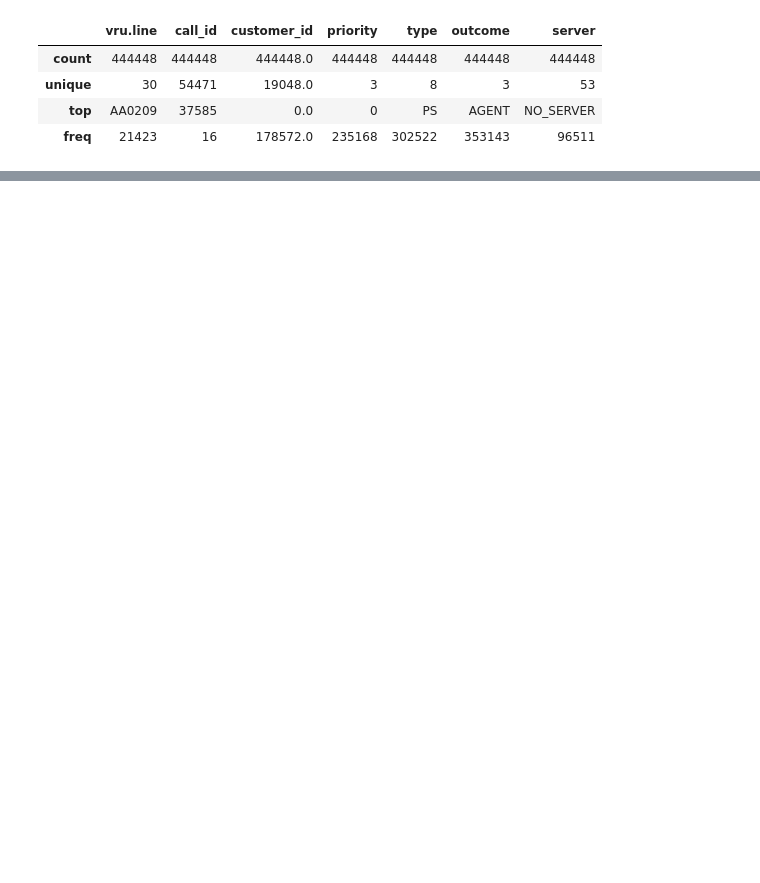
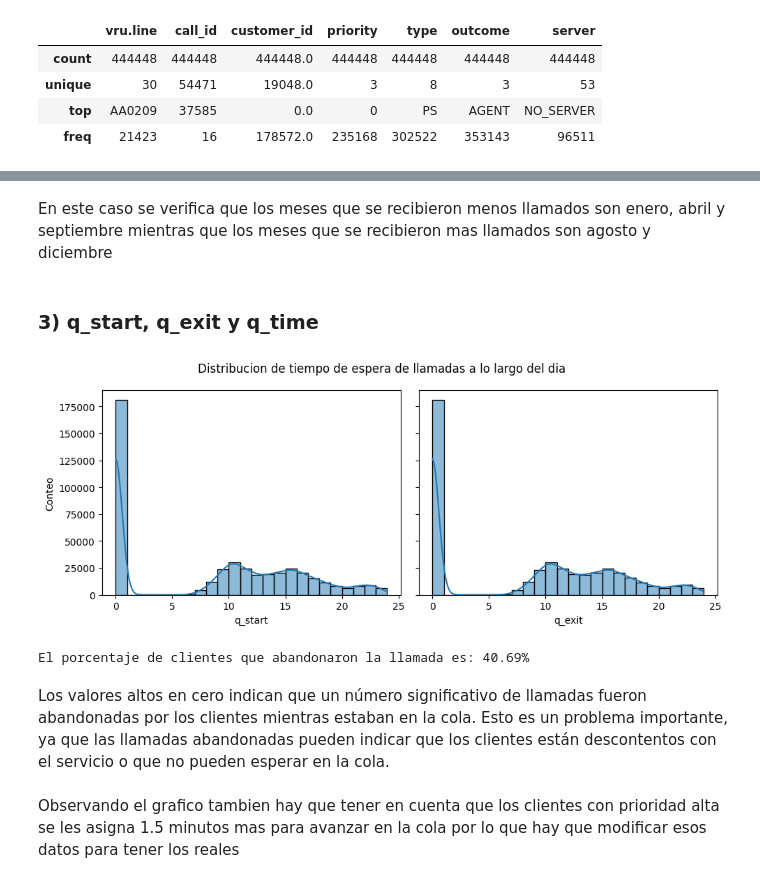
Before and after one commit to ASGuzman/Proyecto, a Jupyter notebook: Notebook.ipynb, the cells around one changed output, grey strips where cells are left out. Drawn from its saved outputs; the diff is of its cells as text; code cells hidden in the pictures; blank space fills up the shorter version.

```diff
--- a/Notebook.ipynb
+++ b/Notebook.ipynb
@@ -151,0 +259,27 @@ print(archivo['call_id'].unique())
+# %% [markdown]
+En este caso se verifica que los meses que se recibieron menos llamados son enero, abril y septiembre mientras que los meses que se recibieron mas llamados son agosto y diciembre
+# %% [markdown]
+### 3) q_start, q_exit y q_time
+# %%
+fig, (ax1, ax2) = plt.subplots(1, 2, figsize=(10, 4), sharey=True)
+sns.histplot(data=archivo, x=(archivo['q_start'] - archivo['q_start'].dt.normalize()) / pd.Timedelta(hours=1), bins=24, kde=True, ax=ax1)
+sns.histplot(data=archivo, x=(archivo['q_exit'] - archivo['q_exit'].dt.normalize()) / pd.Timedelta(hours=1), bins=24, kde=True, ax=ax2)
+
+ax1.set_xlabel('q_start') ; ax1.set_ylabel('Conteo')
+ax2.set_xlabel('q_exit')
+plt.suptitle('Distribucion de tiempo de espera de llamadas a lo largo del dia ')
+plt.tight_layout()
+plt.show()
+# %% [output]
+[figure, added]
+# %%
+conteo_medianoche = (archivo['q_start'].dt.time == pd.to_datetime('00:00:00').time()).sum()
+total_llamadas = archivo['q_start'].count()
+porcentaje_decortes = round(conteo_medianoche / total_llamadas * 100, 2)
+print(f"El porcentaje de clientes que abandonaron la llamada es: {porcentaje_decortes}%")
+# %% [output]
+El porcentaje de clientes que abandonaron la llamada es: 40.69%
+# %% [markdown]
+Los valores altos en cero indican que un número significativo de llamadas fueron abandonadas por los clientes mientras estaban en la cola. Esto es un problema importante, ya que las llamadas abandonadas pueden indicar que los clientes están descontentos con el servicio o que no pueden esperar en la cola.
+# %% [markdown]
+Observando el grafico tambien hay que tener en cuenta que los clientes con prioridad alta se les asigna 1.5 minutos mas para avanzar en la cola por lo que hay que modificar esos datos para tener los reales
```
Also changed, not shown: parts of 37 cells of this notebook.
